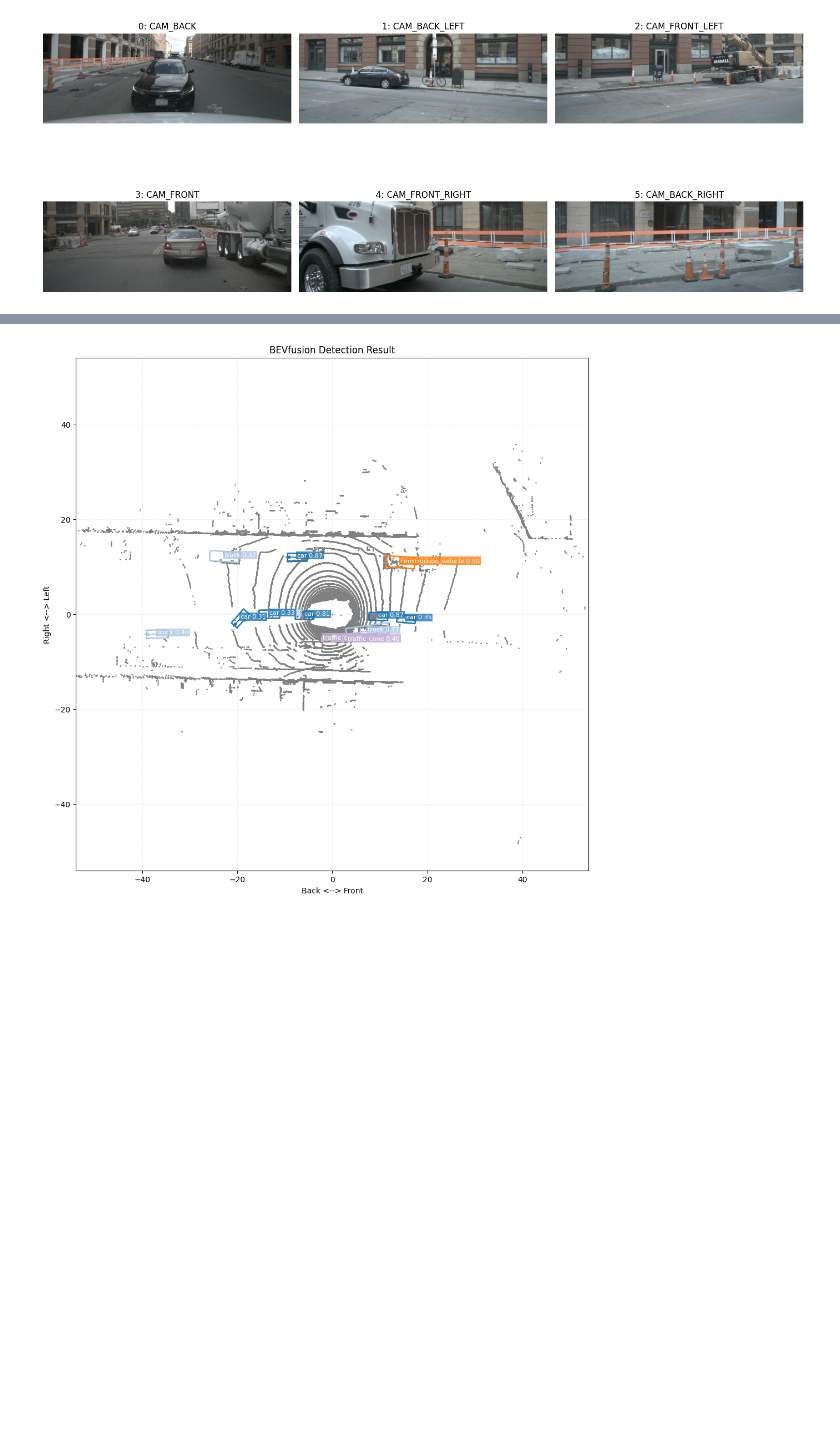
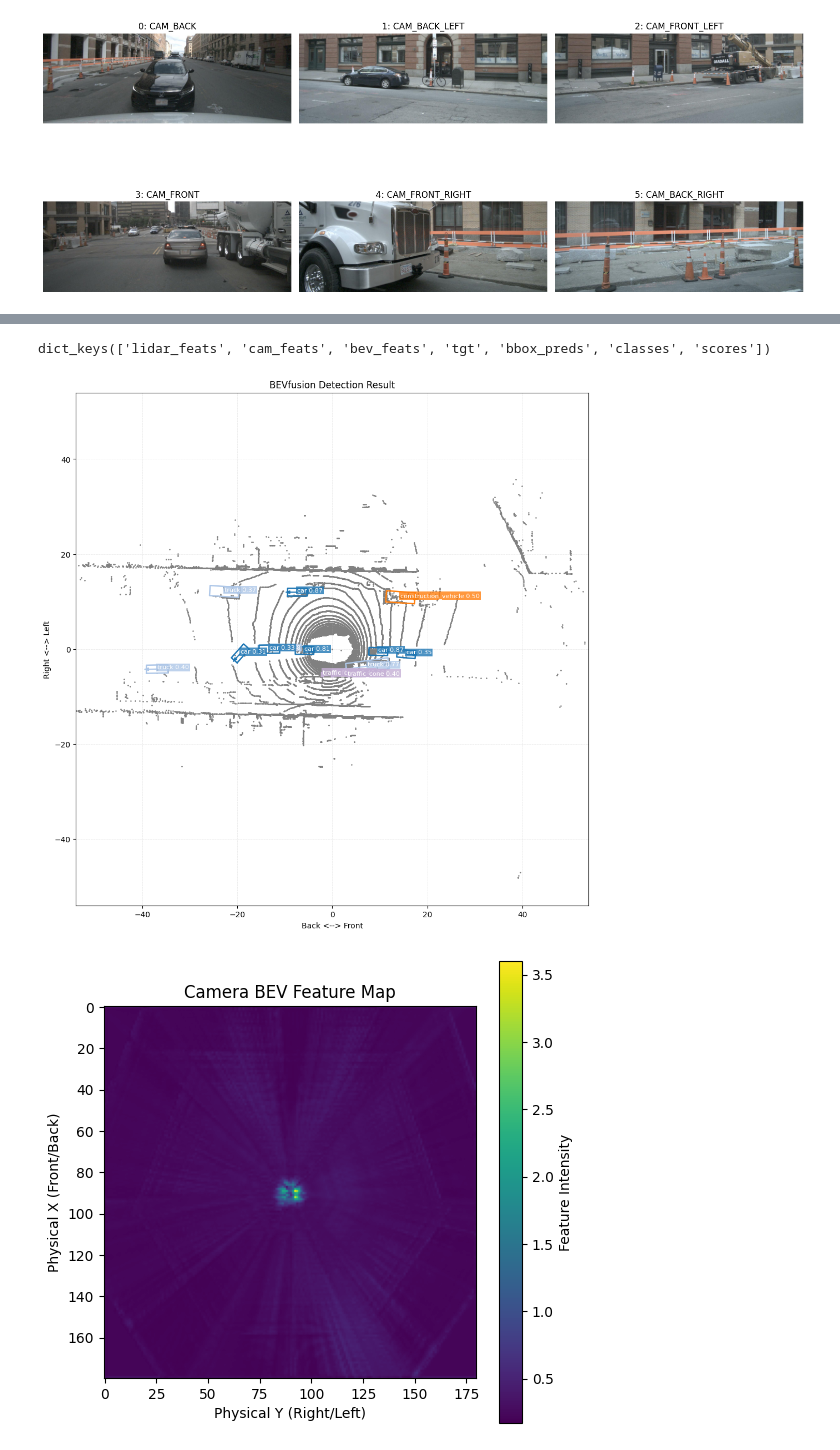
Before and after one commit to SimonTao0831/bevfusion_pytorch, a Jupyter notebook: demo.ipynb, the cells around one changed output, grey strips where cells are left out. Cells and saved outputs as stored; diff of their text form; code cells hidden in the pictures; blank space fills up the shorter version.

```diff
--- a/demo.ipynb
+++ b/demo.ipynb
@@ -93,5 +75,5 @@ def visualize_six_images(imgs, cam_names=None):
     plt.show()
 # %%
 DATA_ROOT = "/home/ximeng/Dataset/nuscenes_full_v1_0" # Change this to your actual NuScenes dataset path
-nusc = NuScenes(version="v1.0-trainval", dataroot=DATA_ROOT, verbose=True)
+nusc = NuScenes(version="v1.0-trainval", dataroot=DATA_ROOT, verbose=False)
 dataset = NuscenesData(nusc, is_train=1, pre_frames=0, future_frames=0)
@@ -184,9 +145,9 @@ def visualize_bev_features(bev_feat, title="BEV Feature Map"):
     # bev_feat: [1, 256, 180, 180]
     feat_2d, _ = bev_feat[0].max(dim=0) # [180, 180]
     plt.figure(figsize=(6, 6))
-    plt.imshow(feat_2d.detach().cpu().numpy(), origin='lower', cmap='viridis')
+    plt.imshow(feat_2d.detach().cpu().numpy(), cmap='viridis')
     plt.colorbar(label='Feature Intensity')
-    plt.xlabel("Physical Y (Left/Right)")
+    plt.xlabel("Physical Y (Right/Left)")
     plt.ylabel("Physical X (Front/Back)")
     plt.title(title)
     plt.axis('on')
@@ -198,9 +159,6 @@ visualize_six_images(imgs)
 # %%
 dict_results = model(imgs, points_mm, mats_dict_mm)
 print(dict_results.keys())
-# visualize_bev_features(dict_results['cam_feats'], title="Camera BEV Feature Map")
-# visualize_bev_features(dict_results['lidar_feats'], title="Lidar BEV Feature Map")
-# visualize_bev_features(dict_results['bev_feats'], title="Fused BEV Feature Map")
 decoded_boxes_from_model = model.decode_bbox(dict_results['bbox_preds'], score_threshold=0.2)
 model.visualize_results(
     points_mm[0, :, :3].cpu().numpy(),
@@ -210,4 +168,7 @@ model.visualize_results(
     point_alpha=0.35,
     point_color='gray'
 )
+visualize_bev_features(dict_results['cam_feats'], title="Camera BEV Feature Map")
+visualize_bev_features(dict_results['lidar_feats'], title="Lidar BEV Feature Map")
+visualize_bev_features(dict_results['bev_feats'], title="Fused BEV Feature Map")
 # %% [output]
@@ -215 +176,3 @@ dict_keys(['lidar_feats', 'cam_feats', 'bev_feats', 'tgt', 'bbox_preds', 'classe
+dict_keys(['lidar_feats', 'cam_feats', 'bev_feats', 'tgt', 'bbox_preds', 'classes', 'scores'])
 [figure]
+[figure, added]
```
Also changed, not shown: parts of 3 cells of this notebook, 14 other files.
